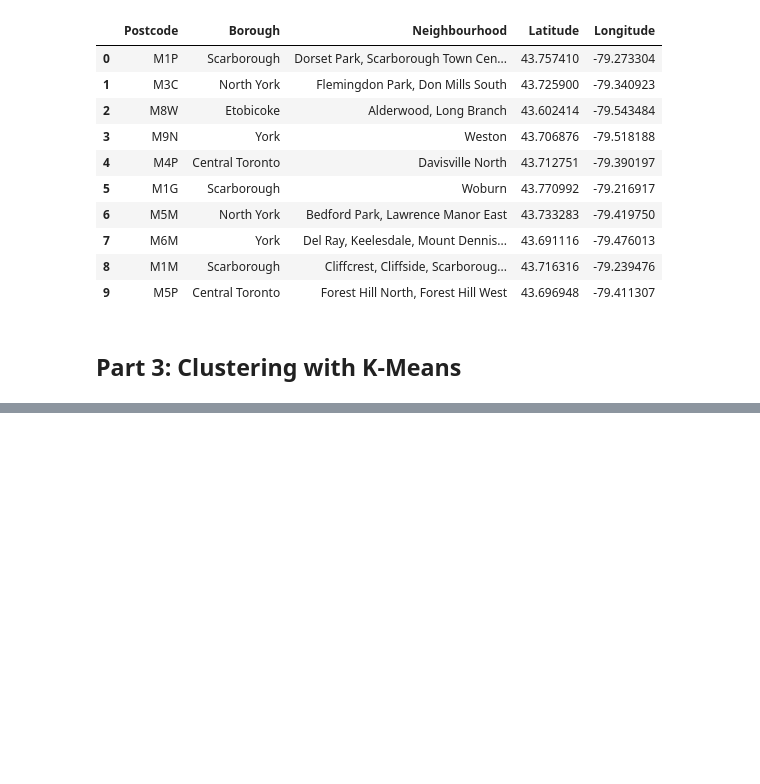
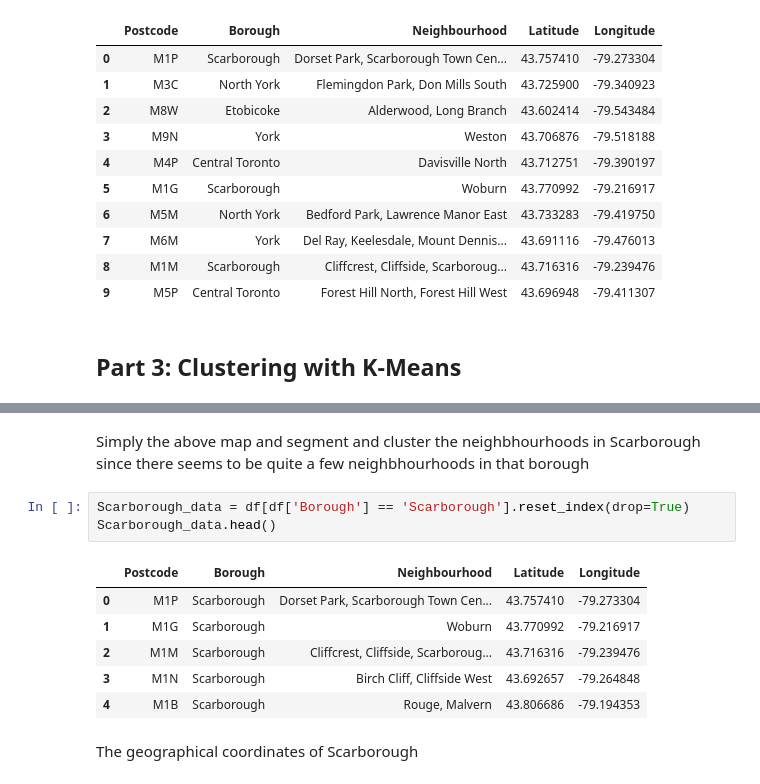
Before and after one commit to amandavolkamer/IBM-Coursera-, a Jupyter notebook: Segmenting & Clustering the Toronto Nieghborhoods.ipynb, the cells around one changed output, grey strips where cells are left out. Drawn from its saved outputs; the diff is of its cells as text; blank space fills up the shorter version.

```diff
--- a/Segmenting & Clustering the Toronto Nieghborhoods.ipynb
+++ b/Segmenting & Clustering the Toronto Nieghborhoods.ipynb
@@ -174,0 +194,14 @@ df.head(10)
+# %% [markdown]
+Simply the above map and segment and cluster the neighbhourhoods in Scarborough since there seems to be quite a few neighbhourhoods in that borough
+# %%
+Scarborough_data = df[df['Borough'] == 'Scarborough'].reset_index(drop=True)
+Scarborough_data.head()
+# %% [output]
+|  | Postcode | Borough | Neighbourhood | Latitude | Longitude |
+| 0 | M1P | Scarborough | Dorset Park, Scarborough Town Cen... | 43.757410 | -79.273304 |
+| 1 | M1G | Scarborough | Woburn | 43.770992 | -79.216917 |
+| 2 | M1M | Scarborough | Cliffcrest, Cliffside, Scarboroug... | 43.716316 | -79.239476 |
+| 3 | M1N | Scarborough | Birch Cliff, Cliffside West | 43.692657 | -79.264848 |
+| 4 | M1B | Scarborough | Rouge, Malvern | 43.806686 | -79.194353 |
+# %% [markdown]
+The geographical coordinates of Scarborough
```
Also changed, not shown: parts of 8 cells of this notebook.
